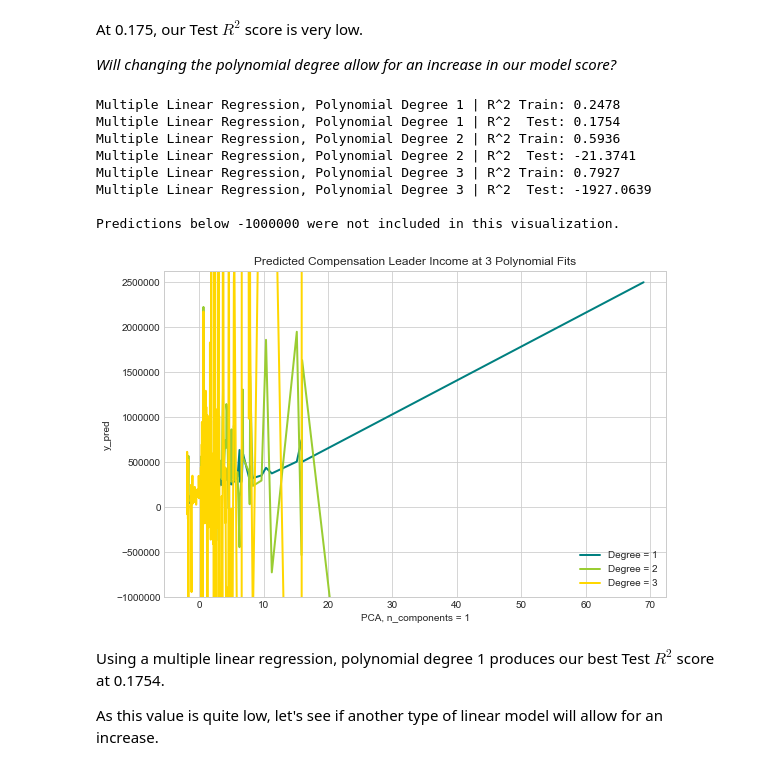
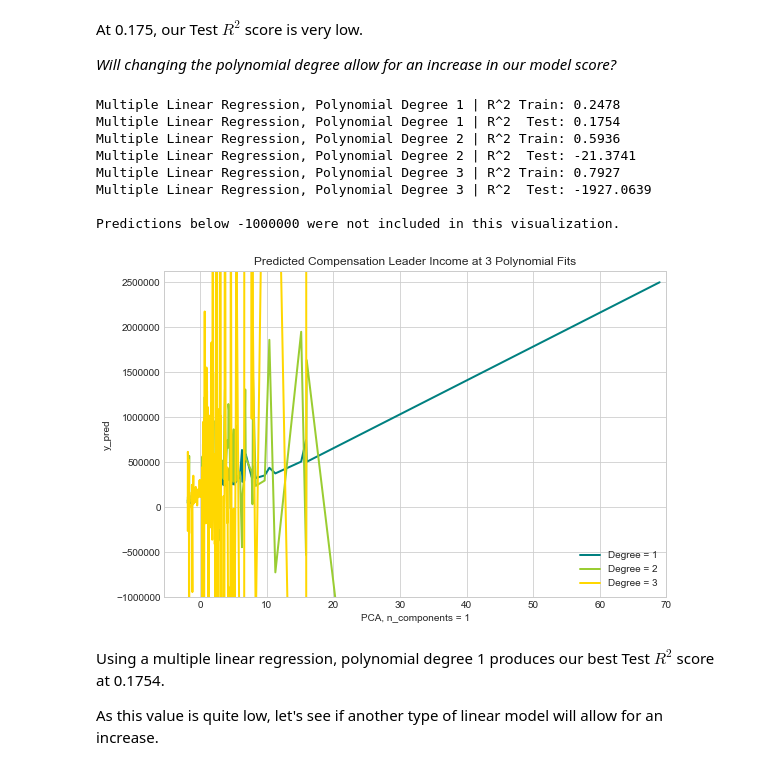
Before and after one commit to cyaris/charities_in_the_united_states, a Jupyter notebook: Linear Models with US Charities.ipynb, the cells around one changed output. Cells and saved outputs as stored; diff of their text form; code cells hidden in the pictures.

```diff
--- a/Linear Models with US Charities.ipynb
+++ b/Linear Models with US Charities.ipynb
@@ -251,34 +251,35 @@ for n in n:
     y_pred = linreg.predict(poly.fit_transform(X_test_scaled))
     print('Multiple Linear Regression, Polynomial Degree {} | R^2 Train: {:.4f}'.format(n, linreg.score(X_poly_train, y_train).round(4)))
     print('Multiple Linear Regression, Polynomial Degree {} | R^2  Test: {:.4f}'.format(n, linreg.score(poly.fit_transform(X_test_scaled), y_test).round(4)))
 
     pca = PCA(n_components = 1)
     principalComponents = pca.fit_transform(X_test_scaled).round(2)
     df_PCA = pd.DataFrame(principalComponents)
     df_PCA.rename({0: 'PCA'}, axis = 'columns', inplace = True)
     plot = pd.concat([df_PCA, pd.Series(list(y_pred))], axis = 1, join = 'outer')
     plot.rename({0: 'y_pred'}, axis = 'columns', inplace = True)
     plot = plot.groupby(['PCA'])['y_pred'].mean().reset_index()
     plt.plot(plot['PCA'], plot['y_pred'], color = colors[i], lw = 2,
              label = "n %d" % n)
     plt.xlabel('PCA, n_components = 1')
     plt.ylabel('y_pred')
     plt.title('Predicted Compensation Leader Income at 3 Polynomial Fits')
+    plt.xlim(xmax = 70)
     plt.ylim(-1000000)
     i+=1
 
 plt.legend(['Degree = 1', 'Degree = 2', 'Degree = 3'])
 print('\nPredictions below -1000000 were not included in this visualization.')
 # %% [output]
 Multiple Linear Regression, Polynomial Degree 1 | R^2 Train: 0.2478
 Multiple Linear Regression, Polynomial Degree 1 | R^2  Test: 0.1754
 Multiple Linear Regression, Polynomial Degree 2 | R^2 Train: 0.5936
 Multiple Linear Regression, Polynomial Degree 2 | R^2  Test: -21.3741
 Multiple Linear Regression, Polynomial Degree 3 | R^2 Train: 0.7927
 Multiple Linear Regression, Polynomial Degree 3 | R^2  Test: -1927.0639
 
 Predictions below -1000000 were not included in this visualization.
-[figure, old version]
+[figure, new version]
 # %% [markdown]
 Using a multiple linear regression, polynomial degree 1 produces our best Test $R^2$ score at 0.1754.
 
```
Also changed, not shown: parts of 10 cells of this notebook.
